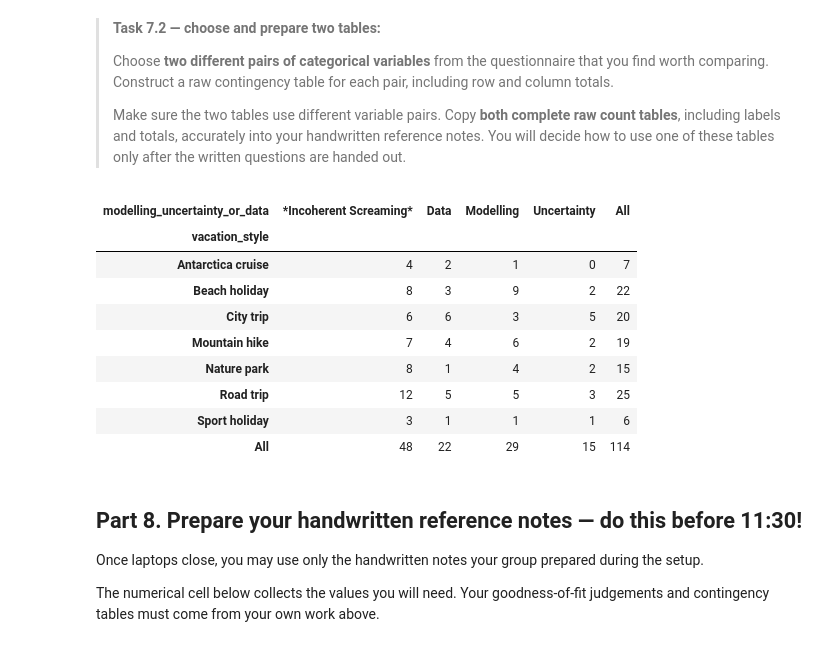
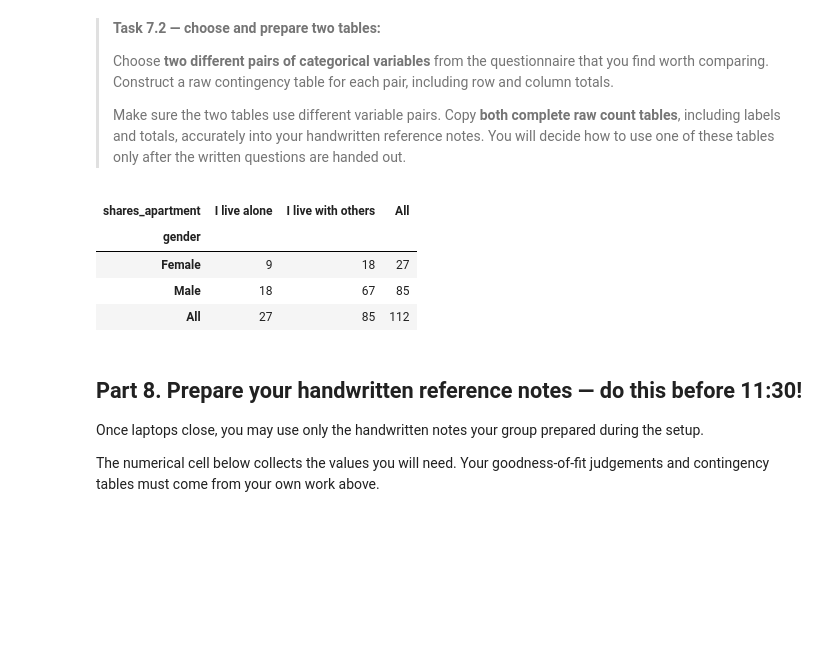
Before and after one commit to mzon64/GA1.4-TeamOlivine8, a Jupyter notebook: GA_1.4.ipynb, the cells around one changed output. Drawn from its saved outputs; the diff is of its cells as text; code cells hidden in the pictures; blank space fills up the shorter version.

```diff
--- a/GA_1.4.ipynb
+++ b/GA_1.4.ipynb
@@ -338,22 +338,17 @@ example_counts
 >Make sure the two tables use different variable pairs. Copy **both complete raw count tables**, including labels and totals, accurately into your handwritten reference notes. You will decide how to use one of these tables only after the written questions are handed out.
 # %%
 example_counts = pd.crosstab(
-    survey['vacation_style'],
-    survey['modelling_uncertainty_or_data'],
+    survey['gender'],
+    survey['shares_apartment'],
     margins=True
 )
 example_counts
 # %% [output]
-| modelling_uncertainty_or_data | *Incoherent Screaming* | Data | Modelling | Uncertainty | All |
-| vacation_style |  |  |  |  |  |
-| Antarctica cruise | 4 | 2 | 1 | 0 | 7 |
-| Beach holiday | 8 | 3 | 9 | 2 | 22 |
-| City trip | 6 | 6 | 3 | 5 | 20 |
-| Mountain hike | 7 | 4 | 6 | 2 | 19 |
-| Nature park | 8 | 1 | 4 | 2 | 15 |
-| Road trip | 12 | 5 | 5 | 3 | 25 |
-| Sport holiday | 3 | 1 | 1 | 1 | 6 |
-| All | 48 | 22 | 29 | 15 | 114 |
+| shares_apartment | I live alone | I live with others | All |
+| gender |  |  |  |
+| Female | 9 | 18 | 27 |
+| Male | 18 | 67 | 85 |
+| All | 27 | 85 | 112 |
 # %% [markdown]
 ## Part 8. Prepare your handwritten reference notes — do this before 11:30!
 
```
Also changed, not shown: parts of 1 cell of this notebook.
